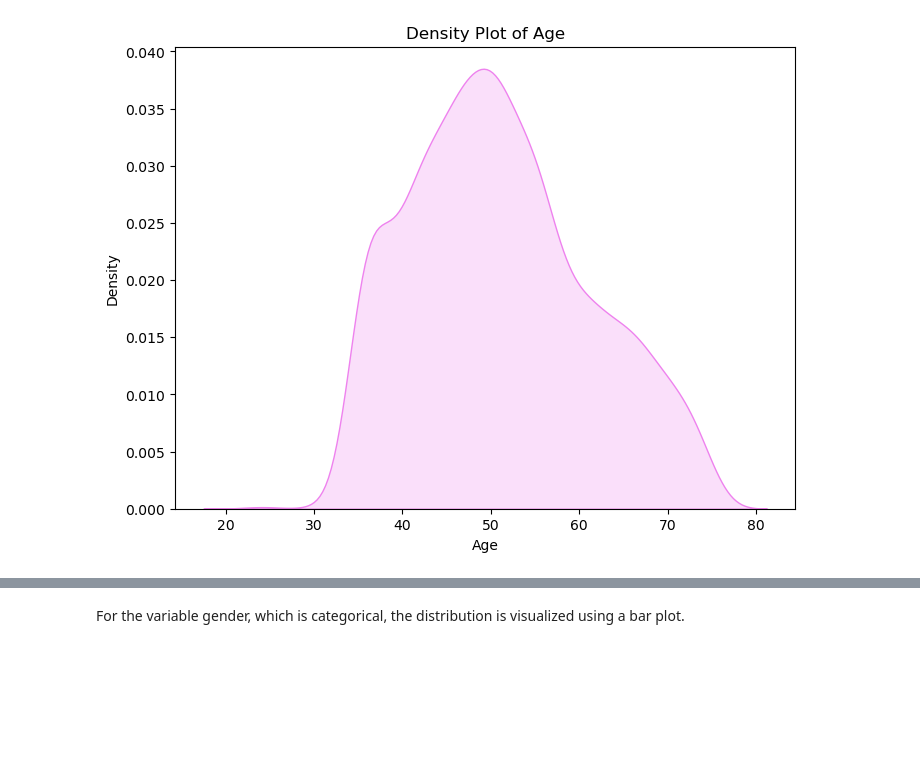
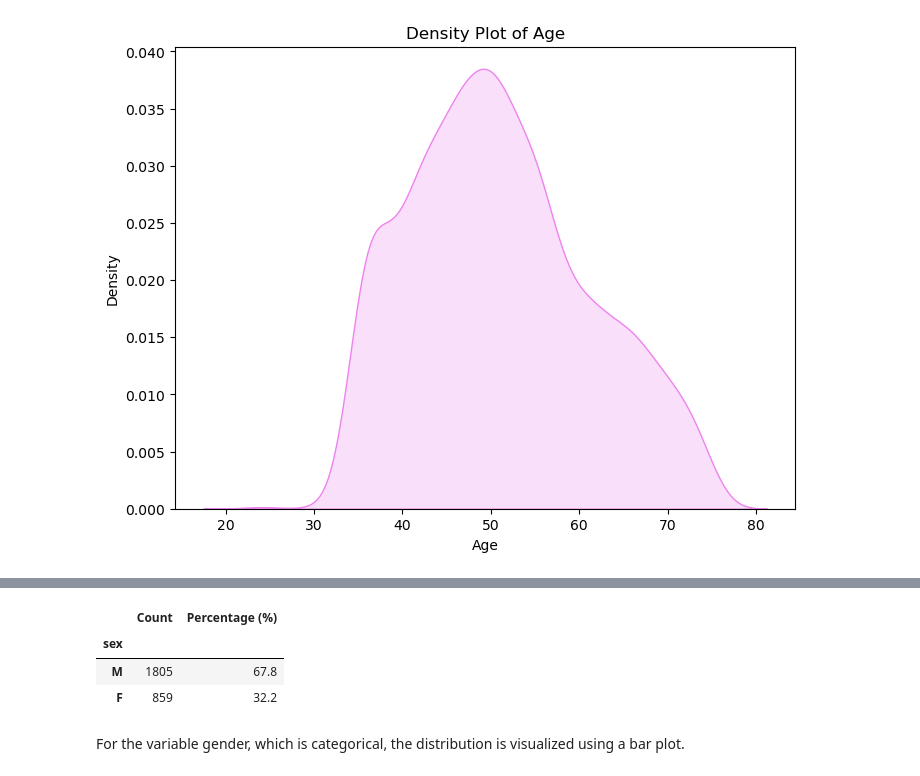
Before and after one commit to Magal88/BINF7700_Capstone_Eisik_Magali, a Jupyter notebook: eisik_GSE55763.ipynb, the cells around one changed output, grey strips where cells are left out. Cells and saved outputs as stored; diff of their text form; code cells hidden in the pictures; blank space fills up the shorter version.

```diff
--- a/eisik_GSE55763.ipynb
+++ b/eisik_GSE55763.ipynb
@@ -176,10 +213,15 @@ plt.show()
 # %%
 gender_table = pd.DataFrame({
-    'Count': df_metadata['gender'].value_counts(),
-    'Percentage (%)': (df_metadata['gender'].value_counts(normalize=True) * 100).round(1)
+    'Count': df_filtered['sex'].value_counts(),
+    'Percentage (%)': (df_filtered['sex'].value_counts(normalize=True) * 100).round(1)
 })
 
 display(gender_table)
+# %% [output]
+|  | Count | Percentage (%) |
+| sex |  |  |
+| M | 1805 | 67.8 |
+| F | 859 | 32.2 |
 # %% [markdown]
 For the variable gender, which is categorical, the distribution is visualized using a bar plot.
 # %% [markdown]
```
Also changed, not shown: parts of 11 cells of this notebook.
